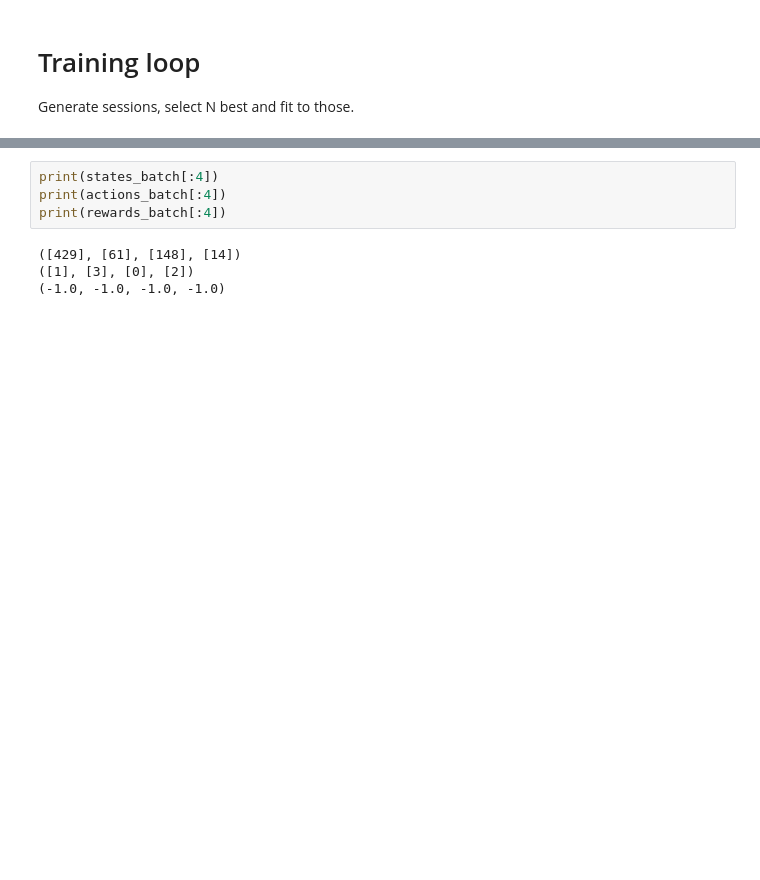
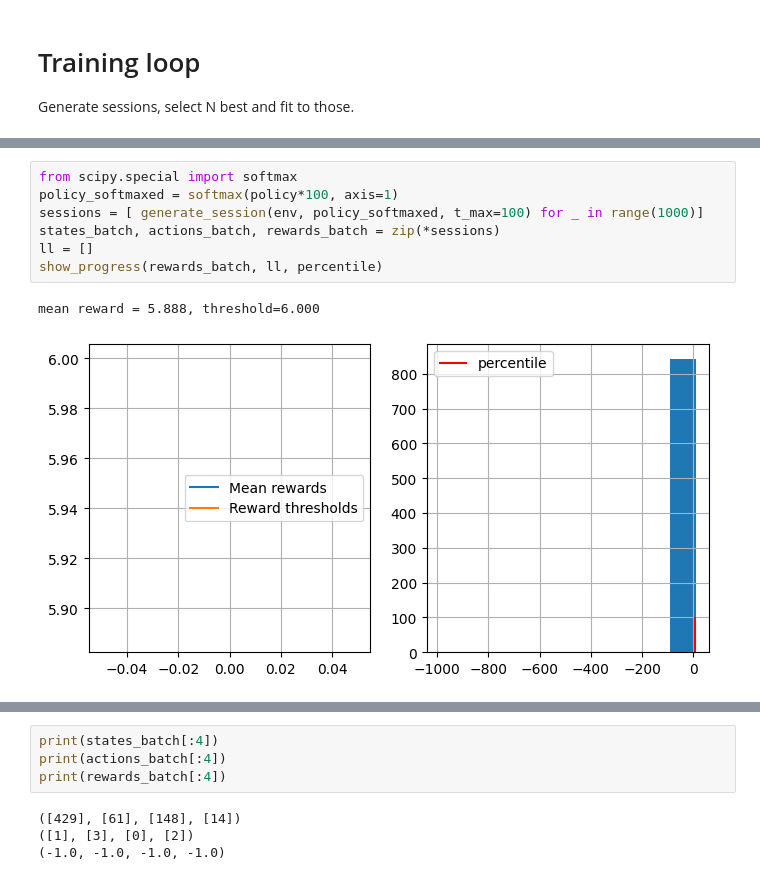
Before and after one commit to GorbatovNik/Practical_RL, a Jupyter notebook: week01_intro/crossentropy_method.ipynb, the cells around one changed output, grey strips where cells are left out. Drawn from its saved outputs; the diff is of its cells as text; blank space fills up the shorter version.

```diff
--- a/week01_intro/crossentropy_method.ipynb
+++ b/week01_intro/crossentropy_method.ipynb
@@ -352,0 +298,10 @@ KeyboardInterrupt:
+# %%
+from scipy.special import softmax
+policy_softmaxed = softmax(policy*100, axis=1)
+sessions = [ generate_session(env, policy_softmaxed, t_max=100) for _ in range(1000)]
+states_batch, actions_batch, rewards_batch = zip(*sessions)
+ll = []
+show_progress(rewards_batch, ll, percentile)
+# %% [output]
+mean reward = 5.888, threshold=6.000
+[figure, added]
```
Also changed, not shown: parts of 27 cells of this notebook.
